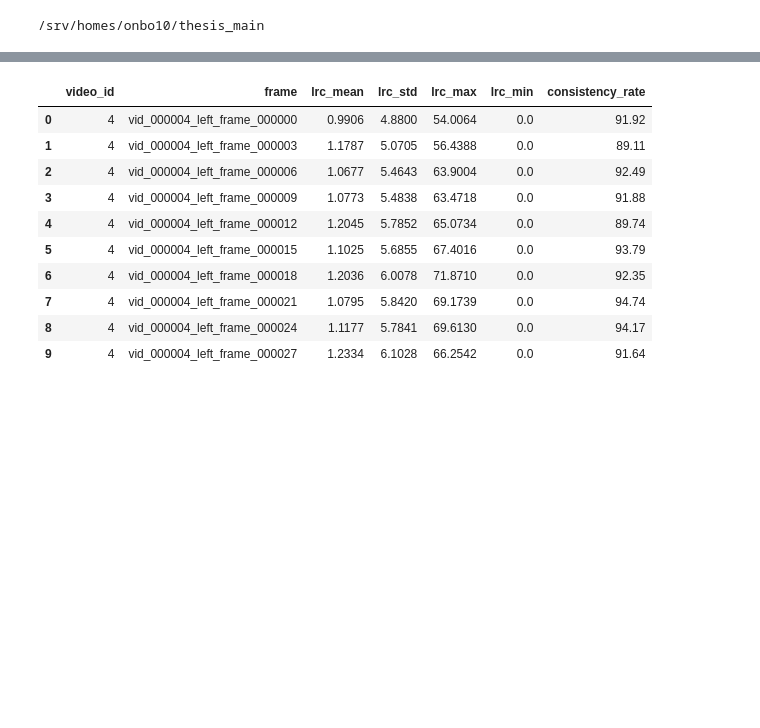
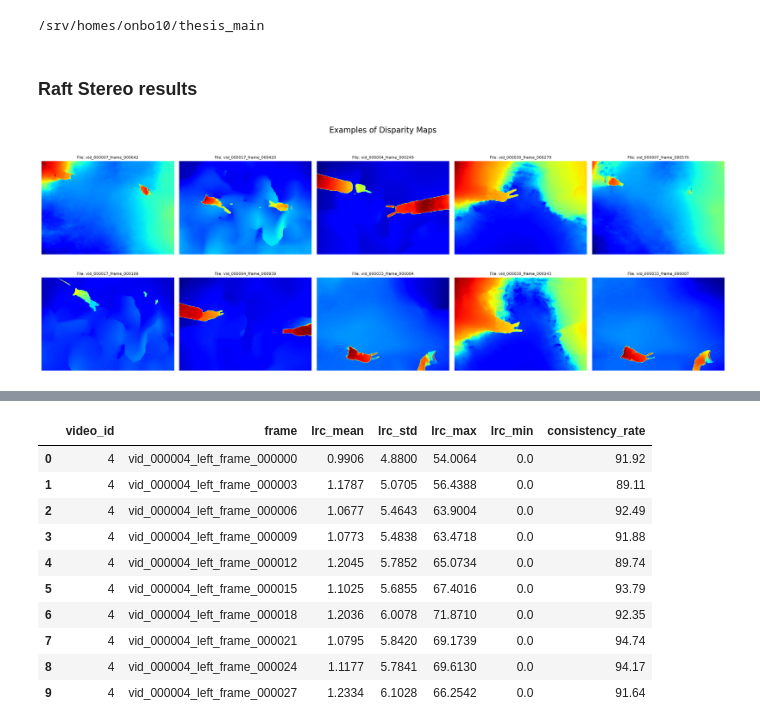
Before and after one commit to ONS-BOUSBIH/robotic-surgical-vision-thesis, a Jupyter notebook: notebooks/metrics_evaluation/setero_matching_evaluation.ipynb, the cells around one changed output, grey strips where cells are left out. Saved outputs shown, nothing was run; the diff lists cells and outputs as text; code cells hidden in the pictures; blank space fills up the shorter version.

```diff
--- a/notebooks/metrics_evaluation/setero_matching_evaluation.ipynb
+++ b/notebooks/metrics_evaluation/setero_matching_evaluation.ipynb
@@ -31,0 +26,42 @@ right_img_path = "data/SurgPose/SurgPose_for_HRNet/Extracted_right_test/extracte
+# %%
+def plot_random_disparities(base_results_path, num_samples=10, seed=50):
+
+    random.seed(seed)
+    np.random.seed(seed)
+
+    base_path = Path(base_results_path)
+
+    all_files = list(base_path.glob("**/compressed_data/*.npz"))
+
+    if not all_files:
+        print(f"No .npz files found in {base_results_path}")
+        return
+
+    selected_files = random.sample(all_files, min(num_samples, len(all_files)))
+
+    fig, axes = plt.subplots(2, 5, figsize=(20, 8))
+    fig.suptitle(f"Examples of Disparity Maps", fontsize=16)
+    axes = axes.flatten()
+
+    for i, file_path in enumerate(selected_files):
+        # Load the data
+        data = np.load(file_path)
+        disp = data['disparity']
+
+        # Plotting
+        im = axes[i].imshow(disp, cmap='jet')
+        axes[i].set_title(f"File: {file_path.stem}", fontsize=8)
+        axes[i].axis('off')
+
+
+    plt.tight_layout()
+    plt.show()
+    return selected_files
+# %% [markdown]
+### Raft Stereo results
+# %%
+
+results_dir= "results/Stereo_matching/Surgpose_test_disparity_maps/raftstereo"
+selected_files= plot_random_disparities(results_dir)
+# %% [output]
+[figure, added]
```
Also changed, not shown: parts of 43 cells of this notebook, 3 other files.
